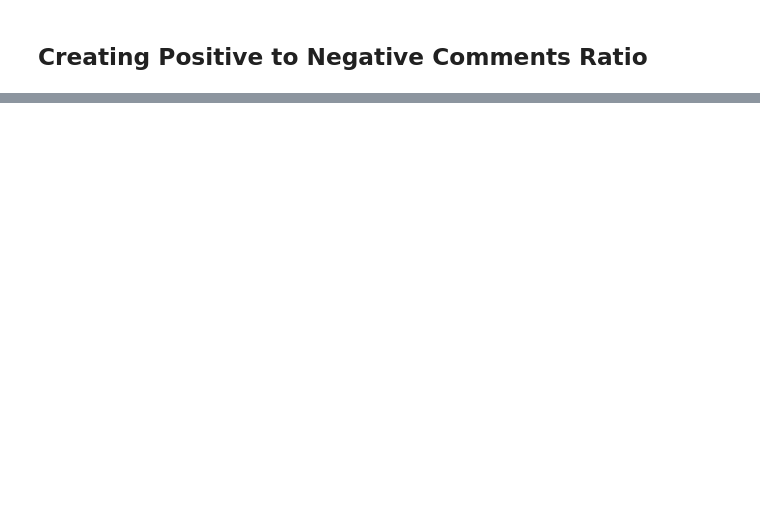
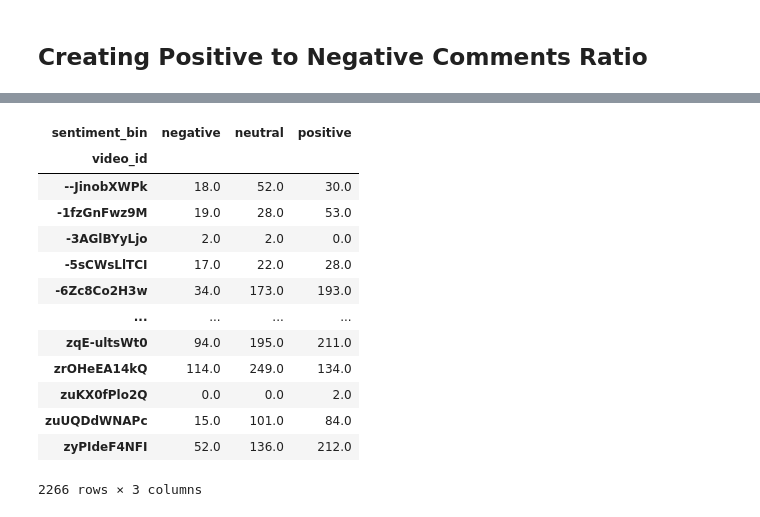
Before and after one commit to betanight/youtube_sentiment_analysis, a Jupyter notebook: notebooks/eda_analysis_fonz.ipynb, the cells around one changed output, grey strips where cells are left out. Drawn from its saved outputs; the diff is of its cells as text; code cells hidden in the pictures; blank space fills up the shorter version.

```diff
--- a/notebooks/eda_analysis_fonz.ipynb
+++ b/notebooks/eda_analysis_fonz.ipynb
@@ -132,4 +156,12 @@ comments['comment_text'].head(10)
 # %%
 nltk.download('punkt_tab')
+nltk.download('stopwords')
+nltk.download('wordnet')
+
+
+stop_words = set(stopwords.words('english')) # Set of English stop words
+lemmatizer = WordNetLemmatizer() # Initialize the lemmatizer
 
 comments['tokenized_text'] = comments['comment_text'].fillna("").astype(str).apply(word_tokenize) # Apply tokenization to the 'comment_text' column
+comments['tokenized_text'] = comments['tokenized_text'].apply(lambda tokens: [word for word in tokens if word not in stop_words]) # Remove stop words from the tokenized text
+comments['tokenized_text'] = comments['tokenized_text'].apply(lambda tokens: [lemmatizer.lemmatize(word) for word in tokens]) # Apply lemmatization to the tokenized text
@@ -140,9 +177,0 @@ comments['tokenized_text'].head(10)
-# %%
-nltk.download('stopwords')
-
-stop_words = set(stopwords.words('english'))
-
-# Remove stop words from the tokenized text
-comments['tokenized_text'] = comments['tokenized_text'].apply(
-    lambda tokens: [word for word in tokens if word not in stop_words]
-)
@@ -194,2 +251,19 @@ sentiment_share = comments.groupby('video_id')['sentiment_bin'].value_counts().u
+# %%
+sentiment_df # Display the first 10 rows of the sentiment DataFrame
+# %% [output]
+| sentiment_bin | negative | neutral | positive |
+| video_id |  |  |  |
+| --JinobXWPk | 18.0 | 52.0 | 30.0 |
+| -1fzGnFwz9M | 19.0 | 28.0 | 53.0 |
+| -3AGlBYyLjo | 2.0 | 2.0 | 0.0 |
+| -5sCWsLlTCI | 17.0 | 22.0 | 28.0 |
+| -6Zc8Co2H3w | 34.0 | 173.0 | 193.0 |
+| ... | ... | ... | ... |
+| zqE-ultsWt0 | 94.0 | 195.0 | 211.0 |
+| zrOHeEA14kQ | 114.0 | 249.0 | 134.0 |
+| zuKX0fPlo2Q | 0.0 | 0.0 | 2.0 |
+| zuUQDdWNAPc | 15.0 | 101.0 | 84.0 |
+| zyPIdeF4NFI | 52.0 | 136.0 | 212.0 |
+2266 rows × 3 columns
 # %%
 # 3.Calculate Positive-to-Negative Ratio
```
Also changed, not shown: parts of 29 cells of this notebook.
